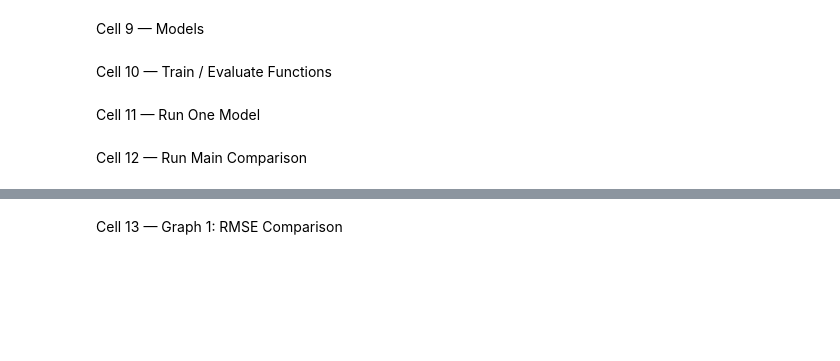
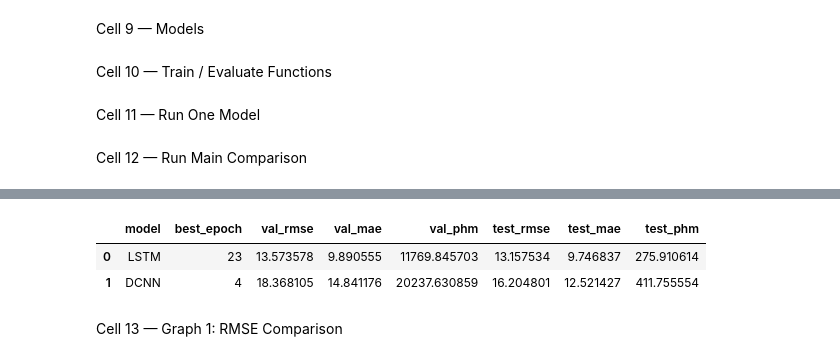
Before and after one commit to ruoshuis-cpu/24787-final-project-NASA, a Jupyter notebook: NASA_C_MAPSS_Turbofan_Engine_Degradation.ipynb, the cells around one changed output, grey strips where cells are left out. Drawn from its saved outputs; the diff is of its cells as text; code cells hidden in the pictures; blank space fills up the shorter version.

```diff
--- a/NASA_C_MAPSS_Turbofan_Engine_Degradation.ipynb
+++ b/NASA_C_MAPSS_Turbofan_Engine_Degradation.ipynb
@@ -526,3 +518,10 @@ NameError: name 'trans_summary' is not defined
+# %%
+main_df = pd.DataFrame([lstm_summary, dcnn_summary]).sort_values("test_rmse").reset_index(drop=True)
+main_df
+# %% [output]
+|  | model | best_epoch | val_rmse | val_mae | val_phm | test_rmse | test_mae | test_phm |
+| 0 | LSTM | 23 | 13.573578 | 9.890555 | 11769.845703 | 13.157534 | 9.746837 | 275.910614 |
+| 1 | DCNN | 4 | 18.368105 | 14.841176 | 20237.630859 | 16.204801 | 12.521427 | 411.755554 |
 # %% [markdown]
 Cell 13 — Graph 1: RMSE Comparison
 # %%
```
Also changed, not shown: parts of 6 cells of this notebook.
